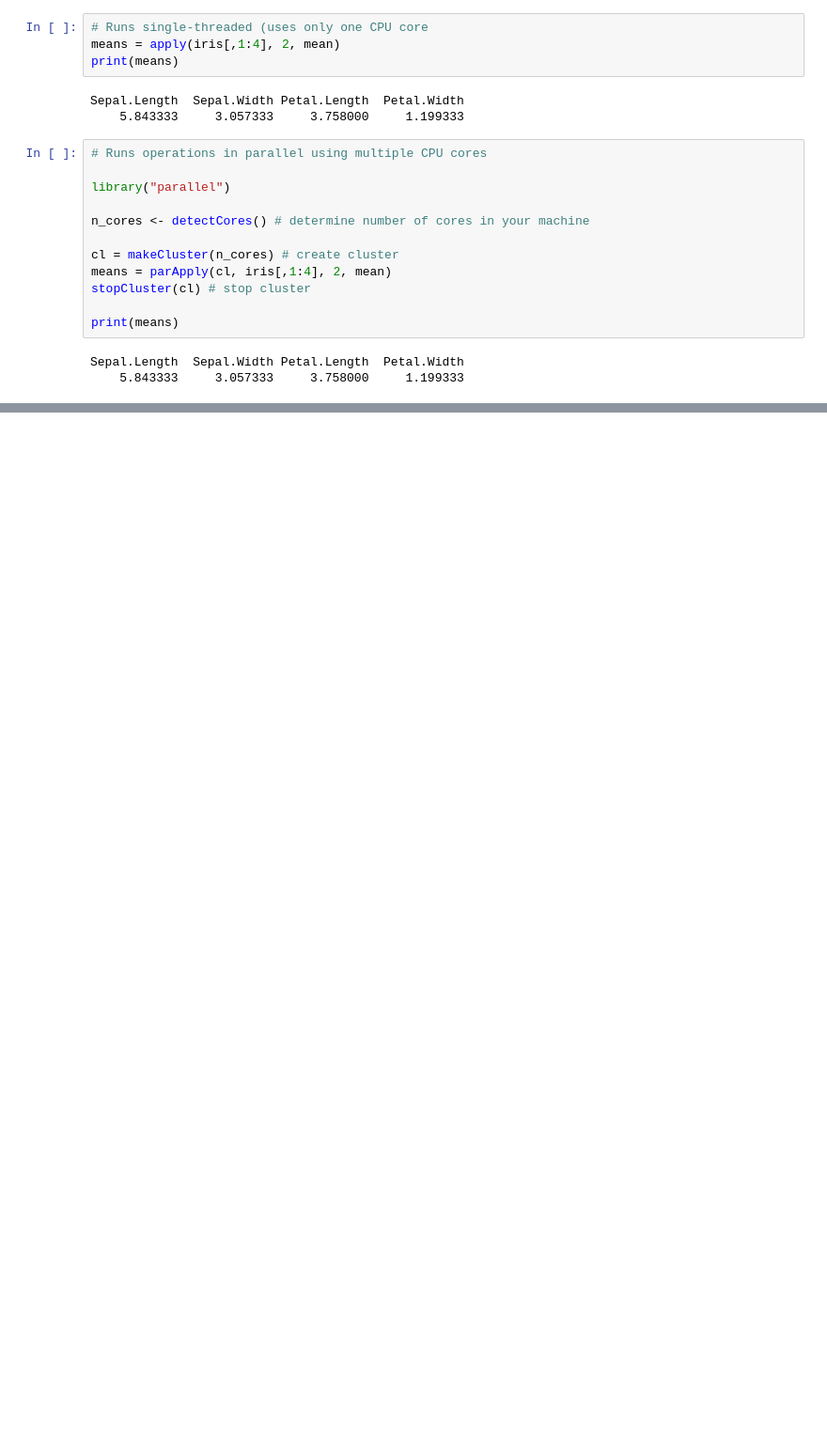
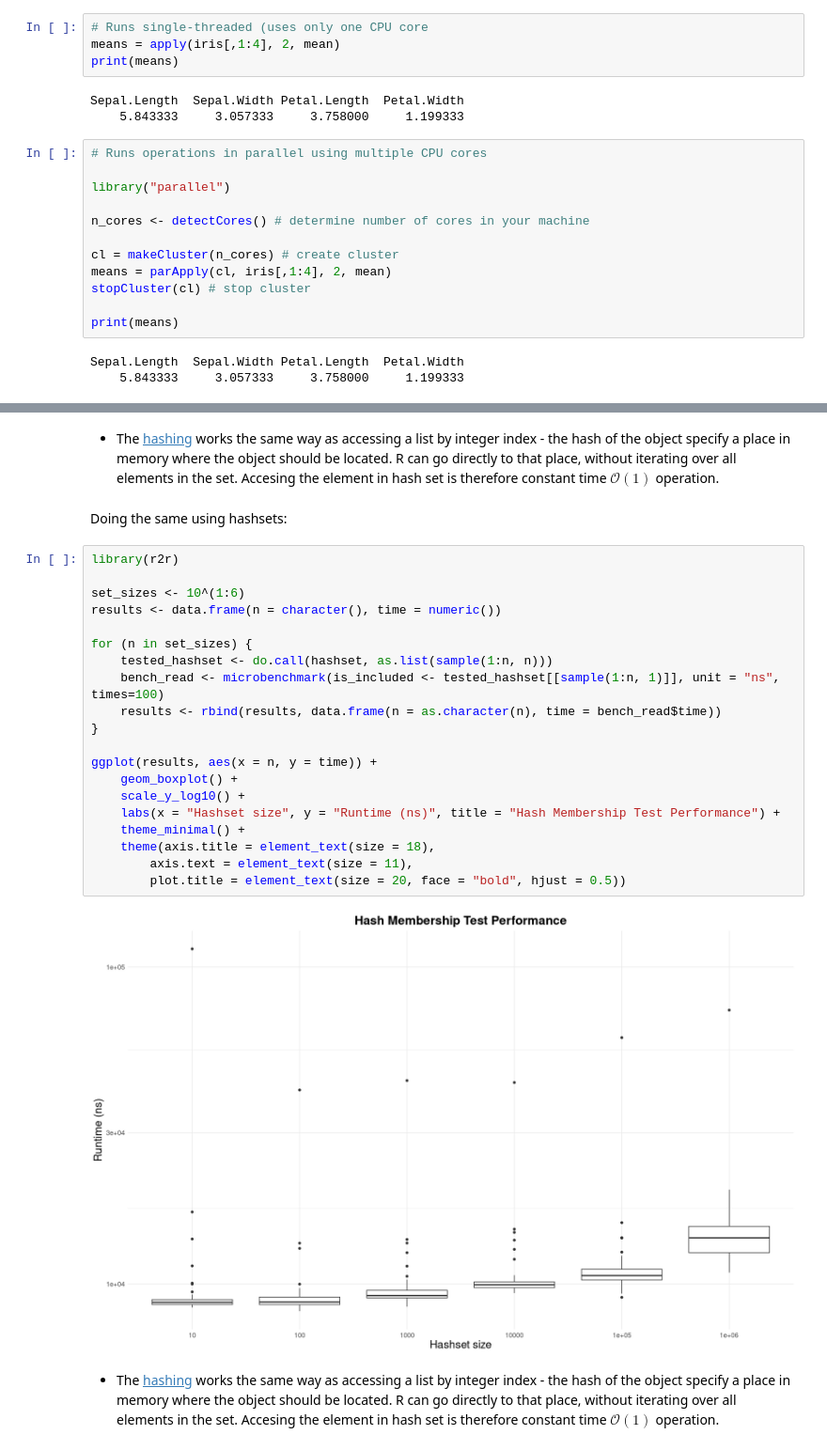
Before and after one commit to jkoubele/coding-week-2025, a Jupyter notebook: efficient_coding_in_r/efficient_coding.ipynb, the cells around one changed output, grey strips where cells are left out. Shown: that part at 94% size. Saved outputs shown, nothing was run; the diff lists cells and outputs as text; blank space fills up the shorter version.

```diff
--- a/efficient_coding_in_r/efficient_coding.ipynb
+++ b/efficient_coding_in_r/efficient_coding.ipynb
@@ -454,0 +437,28 @@ Sepal.Length  Sepal.Width Petal.Length  Petal.Width
+# %% [markdown]
+- The [hashing](https://en.wikipedia.org/wiki/Hash_function) works the same way as accessing a list by integer index - the hash of the object specify a place in memory where the object should be located. R can go directly to that place, without iterating over all elements in the set. Accesing the element in hash set is therefore constant time $\mathcal{O}(1)$ operation.
+# %% [markdown]
+Doing the same using hashsets:
+# %%
+library(r2r)
+
+set_sizes <- 10^(1:6)
+results <- data.frame(n = character(), time = numeric())
+
+for (n in set_sizes) {
+    tested_hashset <- do.call(hashset, as.list(sample(1:n, n)))
+    bench_read <- microbenchmark(is_included <- tested_hashset[[sample(1:n, 1)]], unit = "ns", times=100)
+    results <- rbind(results, data.frame(n = as.character(n), time = bench_read$time))
+}
+
+ggplot(results, aes(x = n, y = time)) +
+    geom_boxplot() +
+    scale_y_log10() +
+    labs(x = "Hashset size", y = "Runtime (ns)", title = "Hash Membership Test Performance") +
+    theme_minimal() +
+    theme(axis.title = element_text(size = 18),
+        axis.text = element_text(size = 11),
+        plot.title = element_text(size = 20, face = "bold", hjust = 0.5))
+# %% [output]
+[figure, added]
+# %% [markdown]
+- The [hashing](https://en.wikipedia.org/wiki/Hash_function) works the same way as accessing a list by integer index - the hash of the object specify a place in memory where the object should be located. R can go directly to that place, without iterating over all elements in the set. Accesing the element in hash set is therefore constant time $\mathcal{O}(1)$ operation.
```
Also changed, not shown: parts of 24 cells of this notebook, 2 other files.
